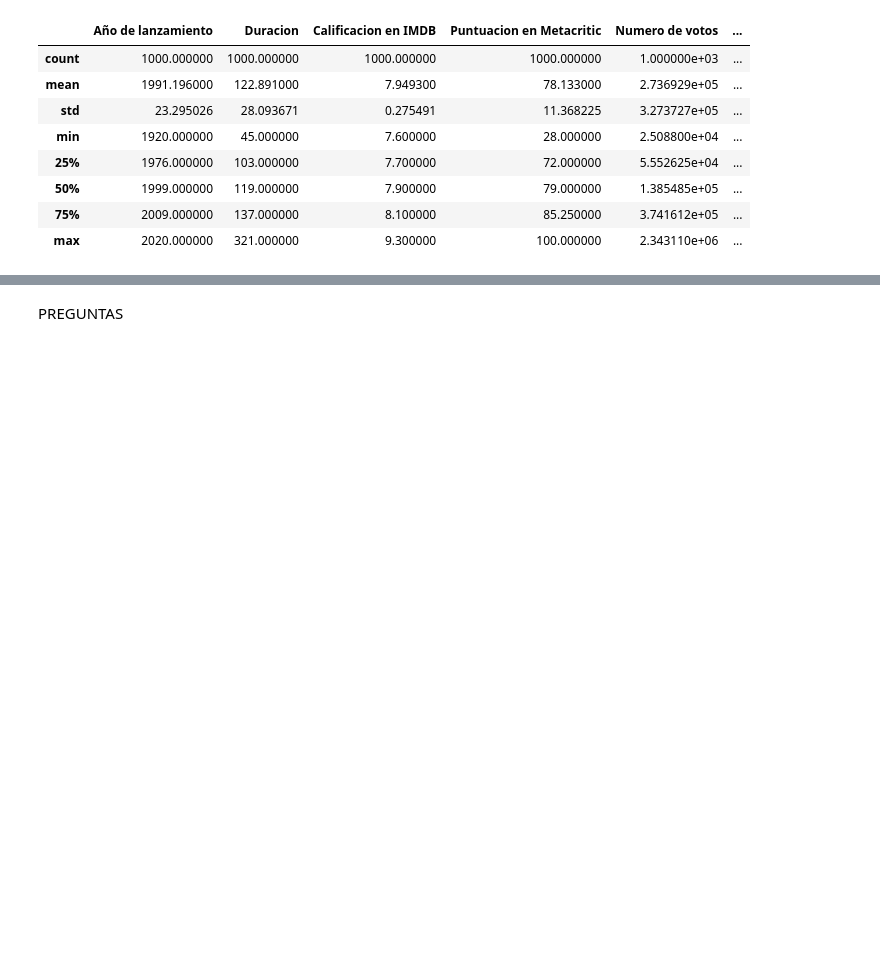
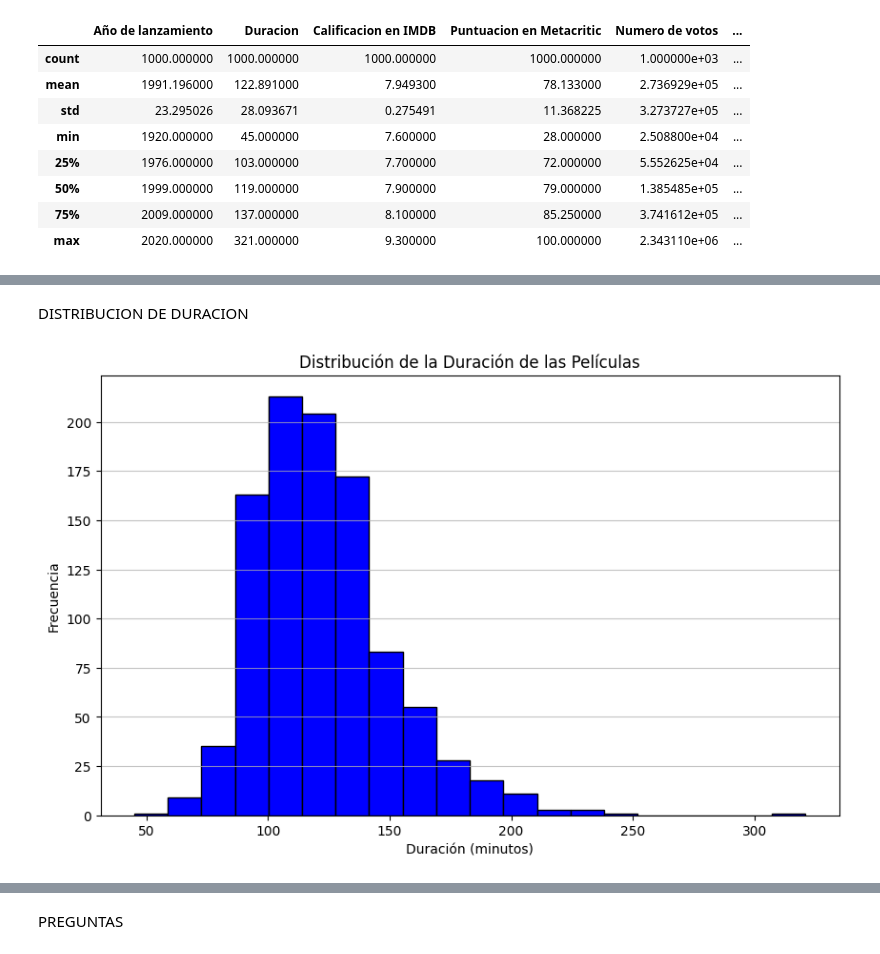
Before and after one commit to Dataniel31/Proyecto1-AnalisisDe-Pel-culasySeries-de-TVenIMDB, a Jupyter notebook: Proyecto1.ipynb, the cells around one changed output, grey strips where cells are left out. Cells and saved outputs as stored; diff of their text form; code cells hidden in the pictures; blank space fills up the shorter version.

```diff
--- a/Proyecto1.ipynb
+++ b/Proyecto1.ipynb
@@ -456,0 +433,13 @@ plt.show()
+# %% [markdown]
+DISTRIBUCION DE DURACION
+# %%
+# Crear el gráfico de distribución de la duración de las películas
+plt.figure(figsize=(10, 6))
+plt.hist(df['Duracion'], bins=20, color='blue', edgecolor='black')
+plt.title('Distribución de la Duración de las Películas')
+plt.xlabel('Duración (minutos)')
+plt.ylabel('Frecuencia')
+plt.grid(axis='y', alpha=0.75)
+plt.show()
+# %% [output]
+[figure, added]
```
Also changed, not shown: parts of 34 cells of this notebook.
